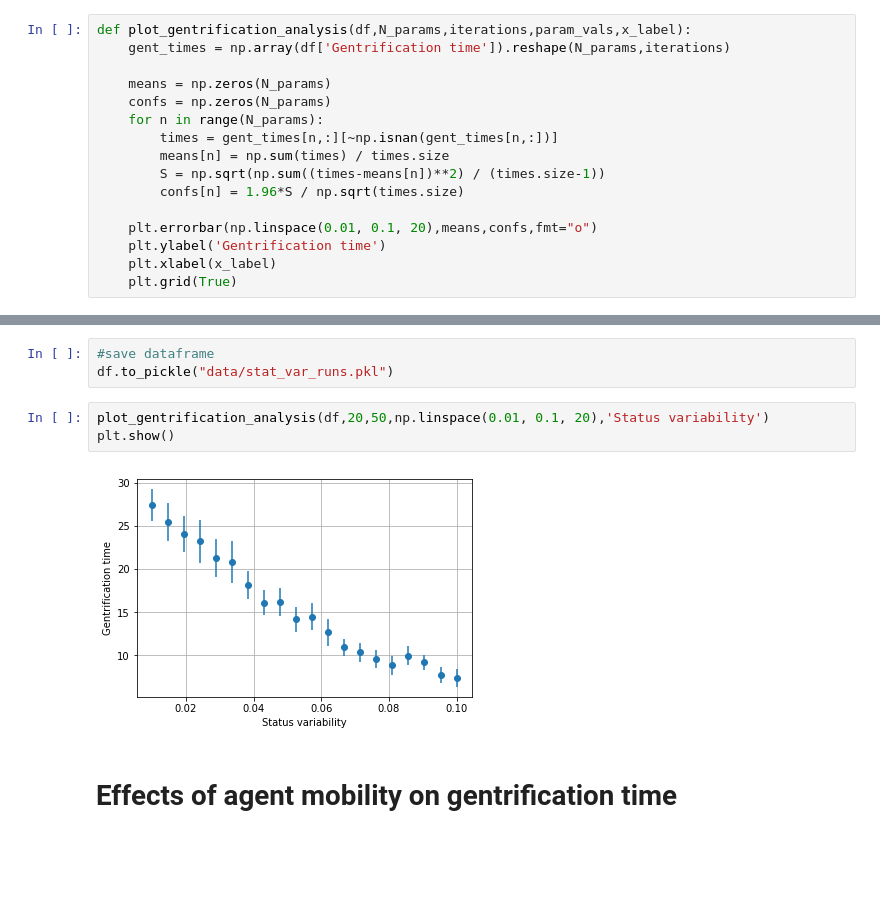
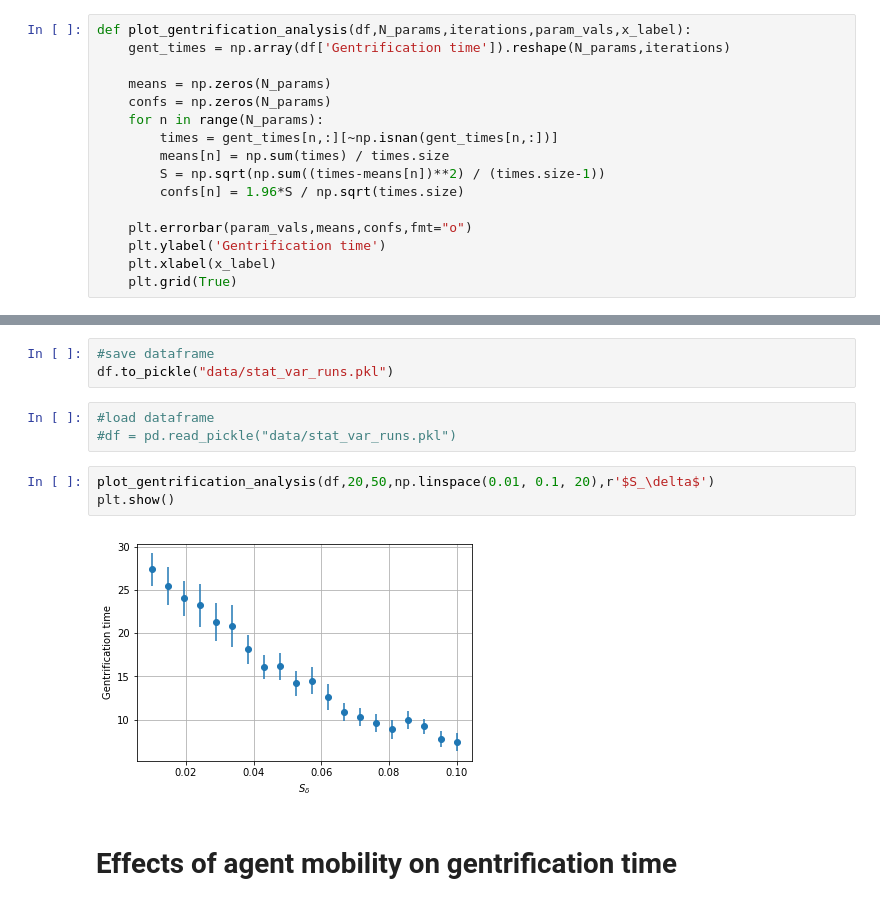
Before and after one commit to BerendNannes/ABMproject, a Jupyter notebook: Code/Shared/analysis.ipynb, the cells around one changed output, grey strips where cells are left out. Cells and saved outputs as stored; diff of their text form; blank space fills up the shorter version.

Commit message:
Cleaned up some code in analysis notebook

```diff
--- a/Code/Shared/analysis.ipynb
+++ b/Code/Shared/analysis.ipynb
@@ -94,7 +94,7 @@ def plot_gentrification_analysis(df,N_params,iterations,param_vals,x_label):
         S = np.sqrt(np.sum((times-means[n])**2) / (times.size-1))
         confs[n] = 1.96*S / np.sqrt(times.size)
 
-    plt.errorbar(np.linspace(0.01, 0.1, 20),means,confs,fmt="o")
+    plt.errorbar(param_vals,means,confs,fmt="o")
     plt.ylabel('Gentrification time')
     plt.xlabel(x_label)
     plt.grid(True)
@@ -177,11 +159,14 @@ df = param_sweep.get_model_vars_dataframe()
 # %%
 #save dataframe
 df.to_pickle("data/stat_var_runs.pkl")
+# %%
+#load dataframe
+#df = pd.read_pickle("data/stat_var_runs.pkl")
 # %%
-plot_gentrification_analysis(df,20,50,np.linspace(0.01, 0.1, 20),'Status variability')
+plot_gentrification_analysis(df,20,50,np.linspace(0.01, 0.1, 20),r'$S_\delta$')
 plt.show()
 # %% [output]
-[figure, old version]
+[figure, new version]
 # %% [markdown]
 # Effects of agent mobility on gentrification time
 # %%
```
Also changed, not shown: parts of 10 cells of this notebook.
